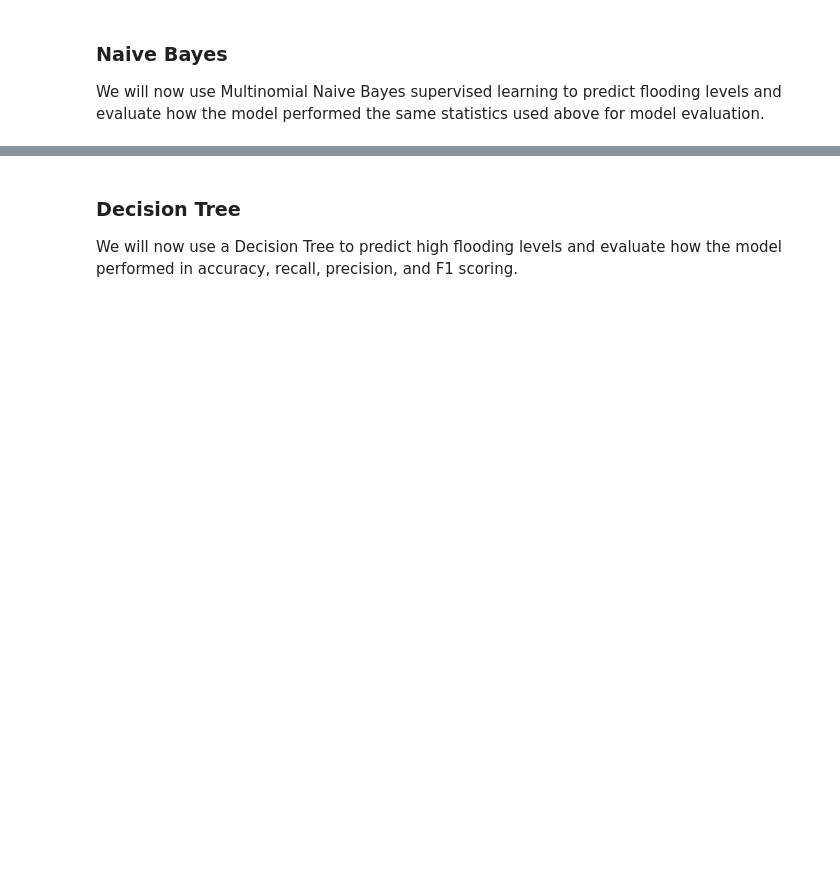
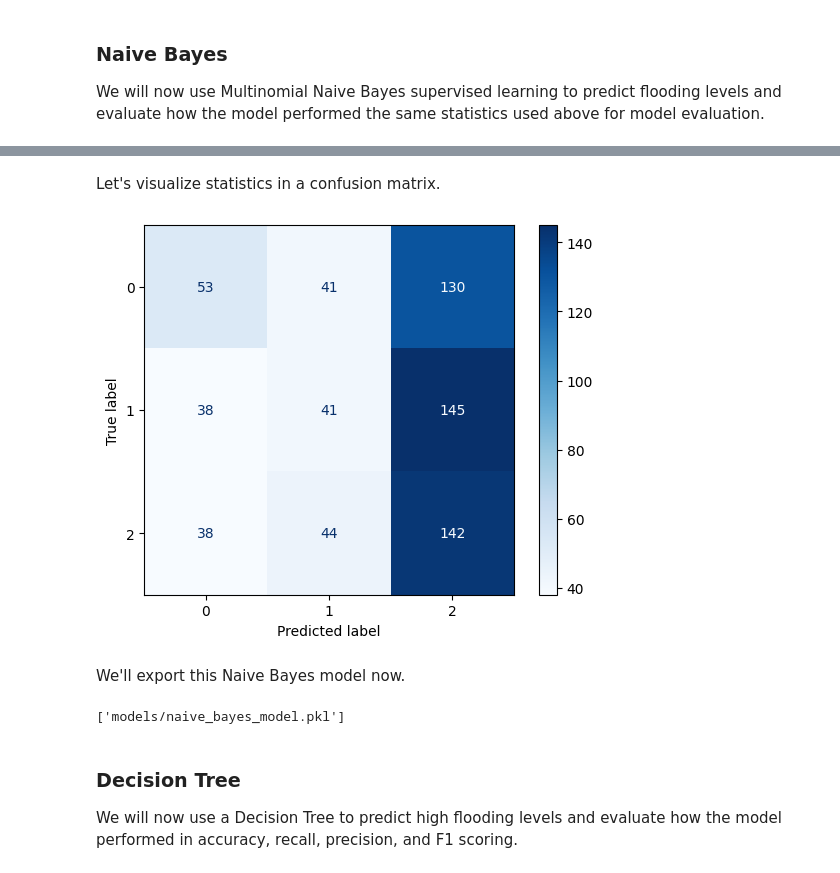
Before and after one commit to serenashah/coe379l-proj4, a Jupyter notebook: project4_notebook.ipynb, the cells around one changed output, grey strips where cells are left out. Saved outputs shown, nothing was run; the diff lists cells and outputs as text; code cells hidden in the pictures; blank space fills up the shorter version.

```diff
--- a/project4_notebook.ipynb
+++ b/project4_notebook.ipynb
@@ -253,3 +270,15 @@ weighted avg       0.39      0.32      0.28       672
+# %% [markdown]
+Let's visualize statistics in a confusion matrix.
+# %%
+cm_display = ConfusionMatrixDisplay.from_estimator(gnb, X_test, y_test, cmap=plt.cm.Blues,normalize=None)
+# %% [output]
+[figure, added]
+# %% [markdown]
+We'll export this Naive Bayes model now.
+# %%
+joblib.dump(gnb, 'models/naive_bayes_model.pkl')
+# %% [output]
+['models/naive_bayes_model.pkl']
 # %% [markdown]
 ### Decision Tree
 We will now use a Decision Tree to predict high flooding levels and evaluate how the model performed in accuracy, recall, precision, and F1 scoring.
```
Also changed, not shown: parts of 19 cells of this notebook, 6 other files.
